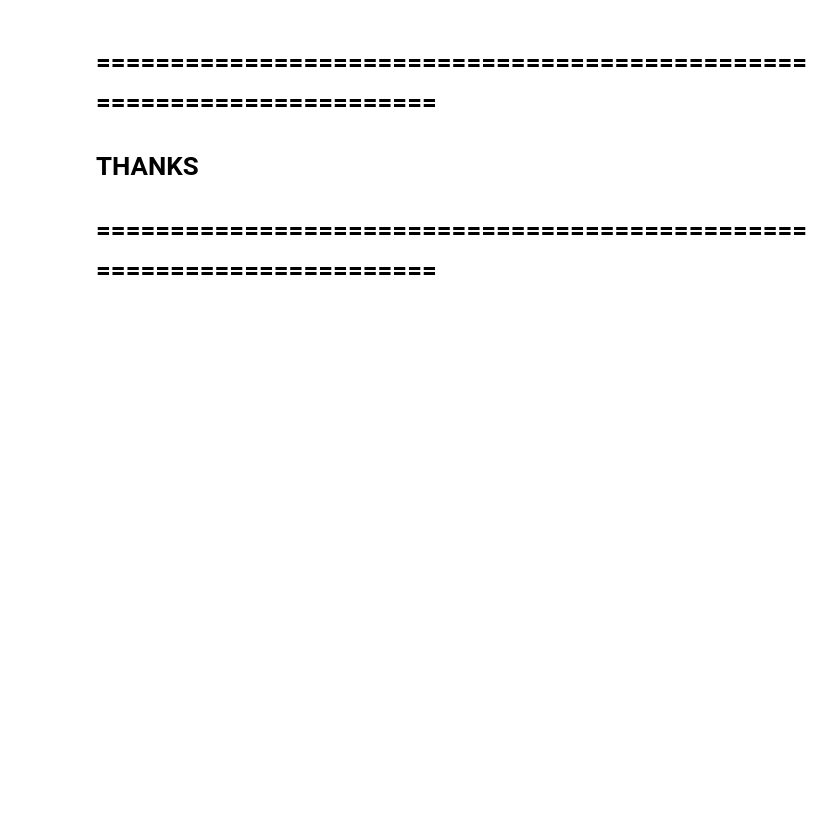
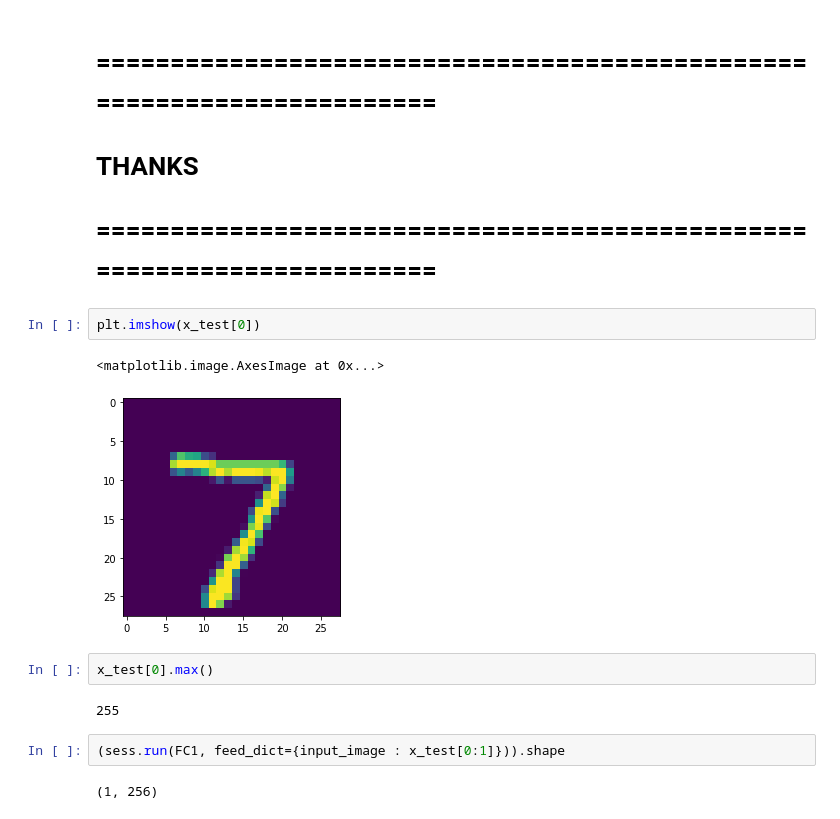
Before and after one commit to AlirezaKhodabakhsh/Tensorflow1.XX-Tutorial, a Jupyter notebook: Tensorflow_1_XX_Toturial_Example.ipynb, the cells around one changed output. Drawn from its saved outputs; the diff is of its cells as text; blank space fills up the shorter version.

```diff
--- a/Tensorflow_1_XX_Toturial_Example.ipynb
+++ b/Tensorflow_1_XX_Toturial_Example.ipynb
@@ -147,3 +164,16 @@ Epoch:9          Validation Loss:0.09
 # =======================================================================
 # **THANKS**
 # =======================================================================
+# %%
+plt.imshow(x_test[0])
+# %% [output]
+<matplotlib.image.AxesImage at 0x...>
+[figure, added]
+# %%
+x_test[0].max()
+# %% [output]
+255
+# %%
+(sess.run(FC1, feed_dict={input_image : x_test[0:1]})).shape
+# %% [output]
+(1, 256)
```
Also changed, not shown: parts of 12 cells of this notebook.
